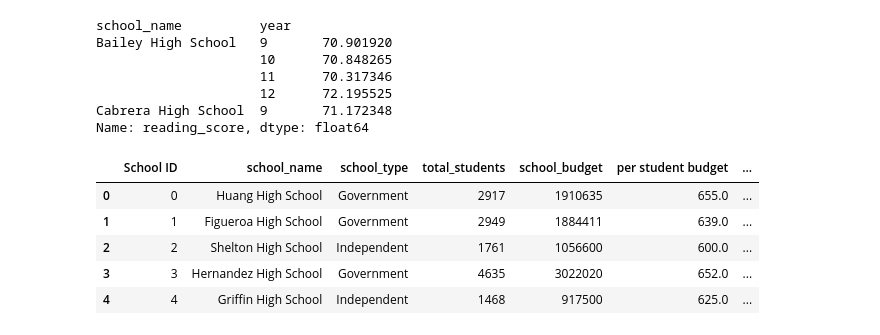
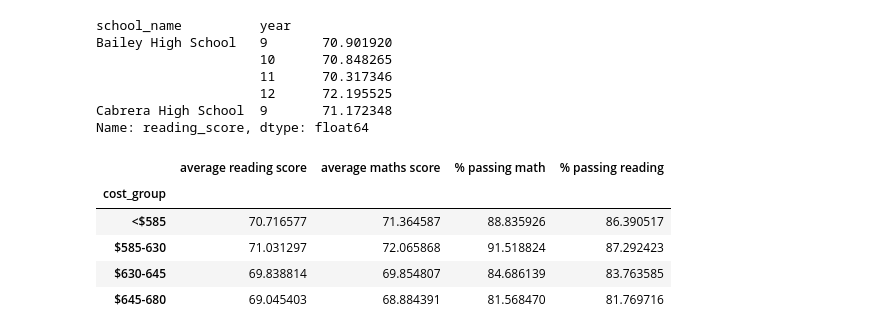
Before and after one commit to richard-allenn/pandas_challenge, a Jupyter notebook: pycityschools/school_metrics.ipynb, the cells around one changed output. Cells and saved outputs as stored; diff of their text form; code cells hidden in the pictures.

```diff
--- a/pycityschools/school_metrics.ipynb
+++ b/pycityschools/school_metrics.ipynb
@@ -227,23 +227,23 @@ Bailey High School   9       70.901920
                      12      72.195525
 Cabrera High School  9       71.172348
 Name: reading_score, dtype: float64
-# %%
-per_school7.head()
-# %% [output]
-|  | School ID | school_name | school_type | total_students | school_budget | per student budget | ... |
-| 0 | 0 | Huang High School | Government | 2917 | 1910635 | 655.0 | ... |
-| 1 | 1 | Figueroa High School | Government | 2949 | 1884411 | 639.0 | ... |
-| 2 | 2 | Shelton High School | Independent | 1761 | 1056600 | 600.0 | ... |
-| 3 | 3 | Hernandez High School | Government | 4635 | 3022020 | 652.0 | ... |
-| 4 | 4 | Griffin High School | Independent | 1468 | 917500 | 625.0 | ... |
 # %%
 #spending summary
 spending_bins = [0, 585, 630, 645, 680]
 cut_offs = ["<$585", "$585-630", "$630-645", "$645-680"]
 per_school7 = per_school5
 
 per_school7["cost_group"] = pd.cut(per_school7["per student budget"], spending_bins, labels=cut_offs, include_lowest=True)
 
 scores_by_spending = per_school7[["average reading score","average maths score", "% passing math", "% passing reading", "cost_group"]]
 
 spending_summary = scores_by_spending.groupby("cost_group").mean()
+
+spending_summary.head()
+# %% [output]
+|  | average reading score | average maths score | % passing math | % passing reading |
+| cost_group |  |  |  |  |
+| <$585 | 70.716577 | 71.364587 | 88.835926 | 86.390517 |
+| $585-630 | 71.031297 | 72.065868 | 91.518824 | 87.292423 |
+| $630-645 | 69.838814 | 69.854807 | 84.686139 | 83.763585 |
+| $645-680 | 69.045403 | 68.884391 | 81.568470 | 81.769716 |
```
Also changed, not shown: parts of 4 cells of this notebook, 1 other file.
